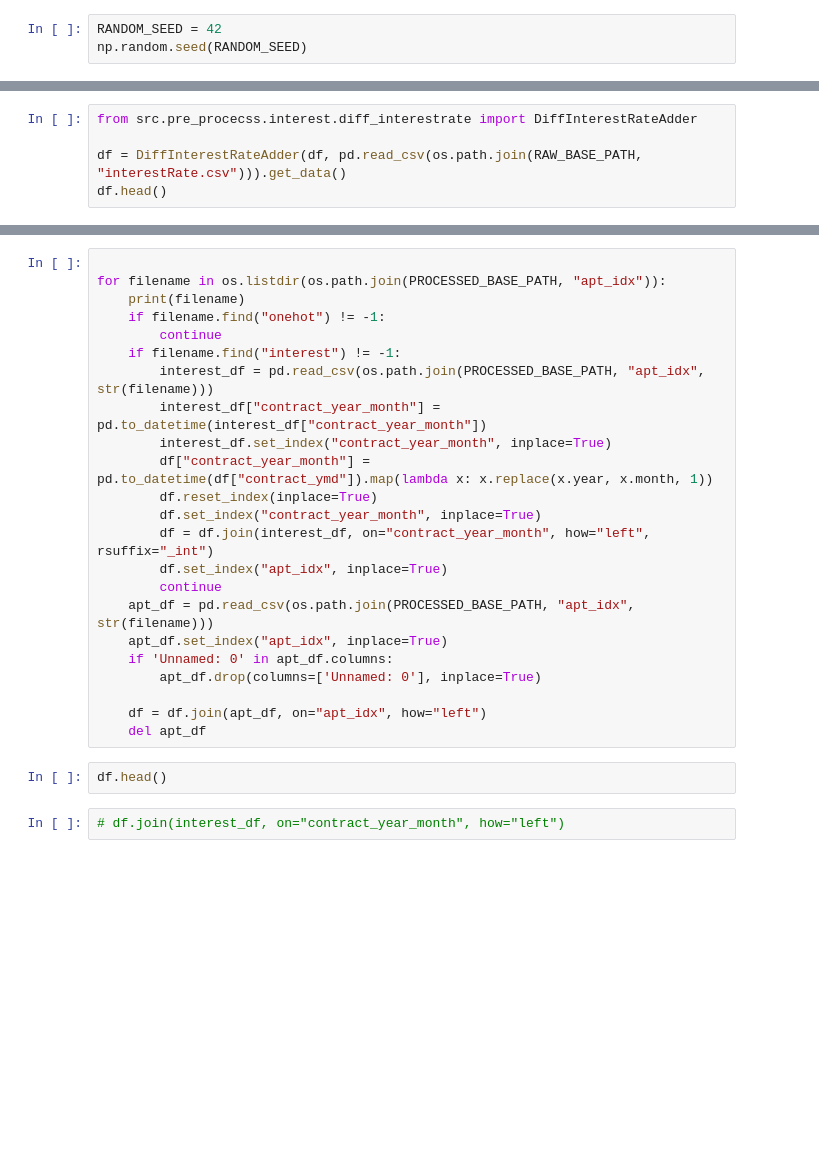
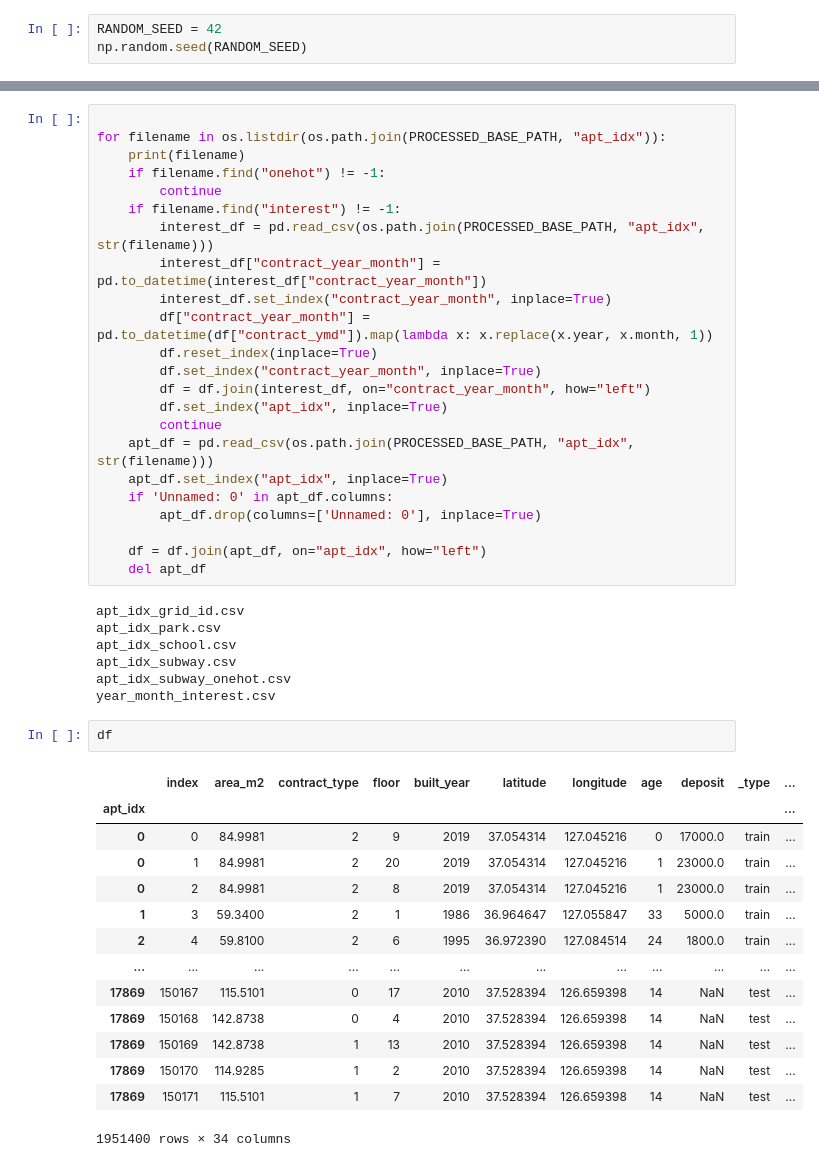
Before and after one commit to boostcampaitech7/level2-competitiveds-recsys-06, a Jupyter notebook: EDA/유대선/V4_Merge_apt_idx_features_2024_10_15.ipynb, the cells around one changed output, grey strips where cells are left out. Cells and saved outputs as stored; diff of their text form; blank space fills up the shorter version.

Commit message:
fix: EDA Feature 합치기에서 interest 오류 수정

```diff
--- a/EDA/유대선/V4_Merge_apt_idx_features_2024_10_15.ipynb
+++ b/EDA/유대선/V4_Merge_apt_idx_features_2024_10_15.ipynb
@@ -43,8 +57,3 @@ df.head()
-# %%
-from src.pre_procecss.interest.diff_interestrate import DiffInterestRateAdder
-
-df = DiffInterestRateAdder(df, pd.read_csv(os.path.join(RAW_BASE_PATH, "interestRate.csv"))).get_data()
-df.head()
 # %%
 df = pd.concat([df, recent_df], axis=1)
 del recent_df
@@ -68,7 +97,7 @@ for filename in os.listdir(os.path.join(PROCESSED_BASE_PATH, "apt_idx")):
         df["contract_year_month"] = pd.to_datetime(df["contract_ymd"]).map(lambda x: x.replace(x.year, x.month, 1))
         df.reset_index(inplace=True)
         df.set_index("contract_year_month", inplace=True)
-        df = df.join(interest_df, on="contract_year_month", how="left", rsuffix="_int")
+        df = df.join(interest_df, on="contract_year_month", how="left")
         df.set_index("apt_idx", inplace=True)
         continue
     apt_df = pd.read_csv(os.path.join(PROCESSED_BASE_PATH, "apt_idx", str(filename)))
@@ -78,7 +107,27 @@ for filename in os.listdir(os.path.join(PROCESSED_BASE_PATH, "apt_idx")):
 
     df = df.join(apt_df, on="apt_idx", how="left")
     del apt_df
+# %% [output]
+apt_idx_grid_id.csv
+apt_idx_park.csv
+apt_idx_school.csv
+apt_idx_subway.csv
+apt_idx_subway_onehot.csv
+year_month_interest.csv
 # %%
-df.head()
+df
+# %% [output]
+|  | index | area_m2 | contract_type | floor | built_year | latitude | longitude | age | deposit | _type | ... |
+| apt_idx |  |  |  |  |  |  |  |  |  |  | ... |
+| 0 | 0 | 84.9981 | 2 | 9 | 2019 | 37.054314 | 127.045216 | 0 | 17000.0 | train | ... |
+| 0 | 1 | 84.9981 | 2 | 20 | 2019 | 37.054314 | 127.045216 | 1 | 23000.0 | train | ... |
+| 0 | 2 | 84.9981 | 2 | 8 | 2019 | 37.054314 | 127.045216 | 1 | 23000.0 | train | ... |
+| 1 | 3 | 59.3400 | 2 | 1 | 1986 | 36.964647 | 127.055847 | 33 | 5000.0 | train | ... |
+| 2 | 4 | 59.8100 | 2 | 6 | 1995 | 36.972390 | 127.084514 | 24 | 1800.0 | train | ... |
+| ... | ... | ... | ... | ... | ... | ... | ... | ... | ... | ... | ... |
+| 17869 | 150167 | 115.5101 | 0 | 17 | 2010 | 37.528394 | 126.659398 | 14 | NaN | test | ... |
+| 17869 | 150168 | 142.8738 | 0 | 4 | 2010 | 37.528394 | 126.659398 | 14 | NaN | test | ... |
+| 17869 | 150169 | 142.8738 | 1 | 13 | 2010 | 37.528394 | 126.659398 | 14 | NaN | test | ... |
+| 17869 | 150170 | 114.9285 | 1 | 2 | 2010 | 37.528394 | 126.659398 | 14 | NaN | test | ... |
+| 17869 | 150171 | 115.5101 | 1 | 7 | 2010 | 37.528394 | 126.659398 | 14 | NaN | test | ... |
+1951400 rows × 34 columns
-# %%
-# df.join(interest_df, on="contract_year_month", how="left")
```
Also changed, not shown: parts of 9 cells of this notebook.
